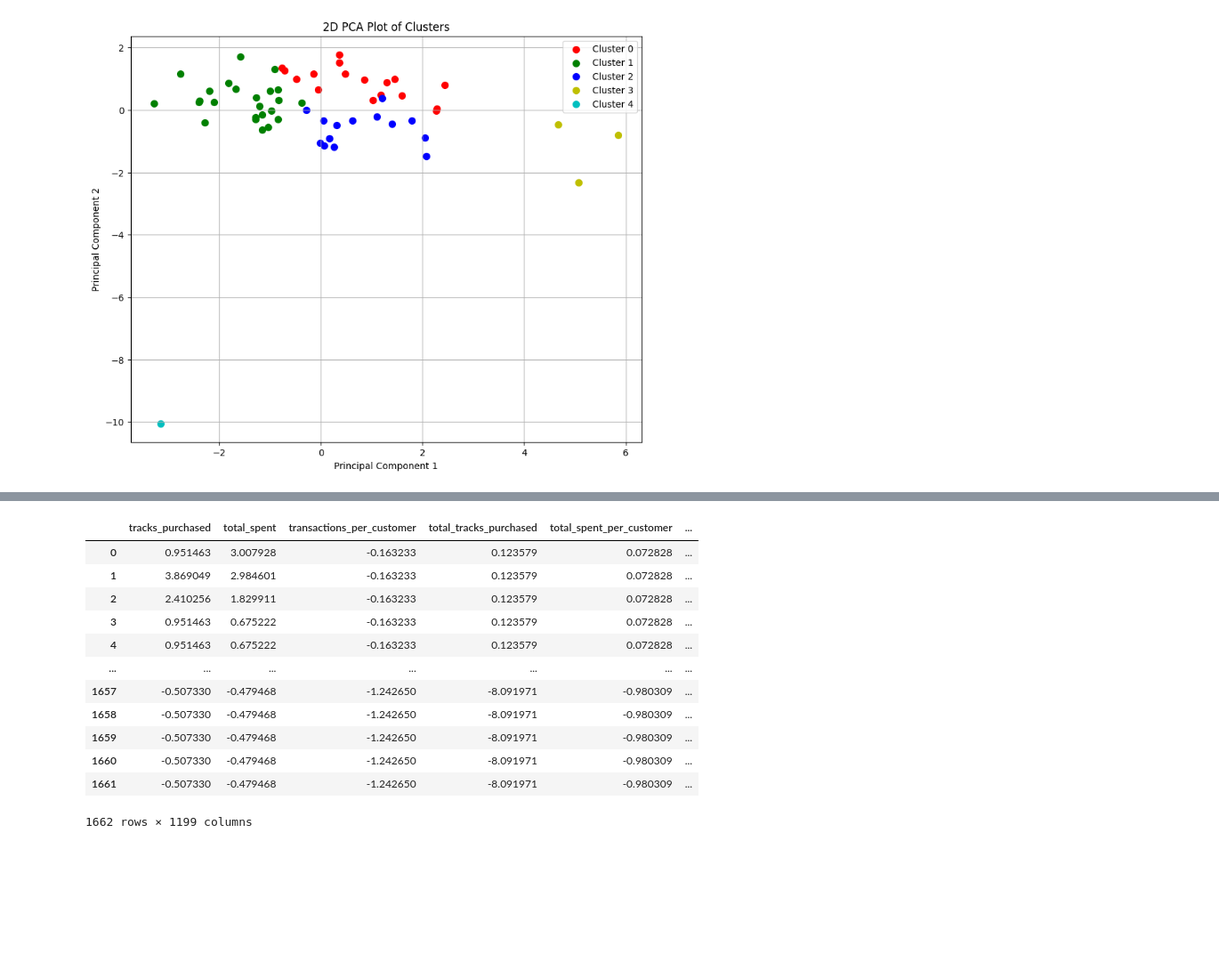
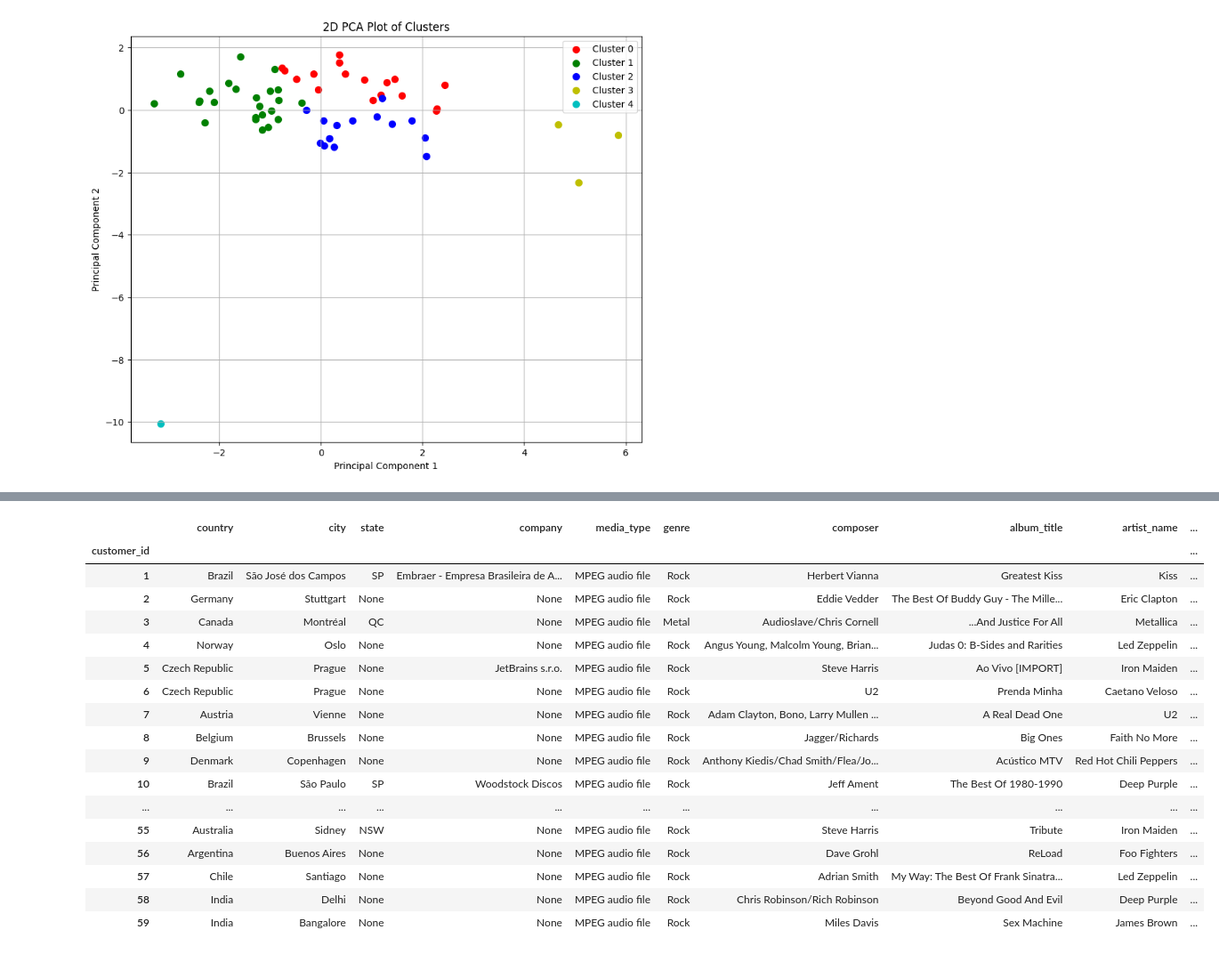
Before and after one commit to RiccardoGTolli/Chinhook_sql_challenge, a Jupyter notebook: chinook/notebooks/task_c_2.ipynb, the cells around one changed output, grey strips where cells are left out. Shown at 89% size. Saved outputs shown, nothing was run; the diff lists cells and outputs as text; code cells hidden in the pictures; blank space fills up the shorter version.

```diff
--- a/chinook/notebooks/task_c_2.ipynb
+++ b/chinook/notebooks/task_c_2.ipynb
@@ -79,16 +78,24 @@ cluster_segments
-# %%
-df_clustering
-# %% [output]
-|  | tracks_purchased | total_spent | transactions_per_customer | total_tracks_purchased | total_spent_per_customer | ... |
-| 0 | 0.951463 | 3.007928 | -0.163233 | 0.123579 | 0.072828 | ... |
-| 1 | 3.869049 | 2.984601 | -0.163233 | 0.123579 | 0.072828 | ... |
-| 2 | 2.410256 | 1.829911 | -0.163233 | 0.123579 | 0.072828 | ... |
-| 3 | 0.951463 | 0.675222 | -0.163233 | 0.123579 | 0.072828 | ... |
-| 4 | 0.951463 | 0.675222 | -0.163233 | 0.123579 | 0.072828 | ... |
-| ... | ... | ... | ... | ... | ... | ... |
-| 1657 | -0.507330 | -0.479468 | -1.242650 | -8.091971 | -0.980309 | ... |
-| 1658 | -0.507330 | -0.479468 | -1.242650 | -8.091971 | -0.980309 | ... |
-| 1659 | -0.507330 | -0.479468 | -1.242650 | -8.091971 | -0.980309 | ... |
-| 1660 | -0.507330 | -0.479468 | -1.242650 | -8.091971 | -0.980309 | ... |
-| 1661 | -0.507330 | -0.479468 | -1.242650 | -8.091971 | -0.980309 | ... |
-1662 rows × 1199 columns
+# %%
+df_clv=df_customers.copy()
+df_clv['Clusters']=cluster_labels
+# %%
+df_clv
+# %% [output]
+|  | country | city | state | company | media_type | genre | composer | album_title | artist_name | ... |
+| customer_id |  |  |  |  |  |  |  |  |  | ... |
+| 1 | Brazil | São José dos Campos | SP | Embraer - Empresa Brasileira de A... | MPEG audio file | Rock | Herbert Vianna | Greatest Kiss | Kiss | ... |
+| 2 | Germany | Stuttgart | None | None | MPEG audio file | Rock | Eddie Vedder | The Best Of Buddy Guy - The Mille... | Eric Clapton | ... |
+| 3 | Canada | Montréal | QC | None | MPEG audio file | Metal | Audioslave/Chris Cornell | ...And Justice For All | Metallica | ... |
+| 4 | Norway | Oslo | None | None | MPEG audio file | Rock | Angus Young, Malcolm Young, Brian... | Judas 0: B-Sides and Rarities | Led Zeppelin | ... |
+| 5 | Czech Republic | Prague | None | JetBrains s.r.o. | MPEG audio file | Rock | Steve Harris | Ao Vivo [IMPORT] | Iron Maiden | ... |
+| 6 | Czech Republic | Prague | None | None | MPEG audio file | Rock | U2 | Prenda Minha | Caetano Veloso | ... |
+| 7 | Austria | Vienne | None | None | MPEG audio file | Rock | Adam Clayton, Bono, Larry Mullen ... | A Real Dead One | U2 | ... |
+| 8 | Belgium | Brussels | None | None | MPEG audio file | Rock | Jagger/Richards | Big Ones | Faith No More | ... |
+| 9 | Denmark | Copenhagen | None | None | MPEG audio file | Rock | Anthony Kiedis/Chad Smith/Flea/Jo... | Acústico MTV | Red Hot Chili Peppers | ... |
+| 10 | Brazil | São Paulo | SP | Woodstock Discos | MPEG audio file | Rock | Jeff Ament | The Best Of 1980-1990 | Deep Purple | ... |
+| ... | ... | ... | ... | ... | ... | ... | ... | ... | ... | ... |
+| 55 | Australia | Sidney | NSW | None | MPEG audio file | Rock | Steve Harris | Tribute | Iron Maiden | ... |
+| 56 | Argentina | Buenos Aires | None | None | MPEG audio file | Rock | Dave Grohl | ReLoad | Foo Fighters | ... |
+| 57 | Chile | Santiago | None | None | MPEG audio file | Rock | Adrian Smith | My Way: The Best Of Frank Sinatra... | Led Zeppelin | ... |
+| 58 | India | Delhi | None | None | MPEG audio file | Rock | Chris Robinson/Rich Robinson | Beyond Good And Evil | Deep Purple | ... |
+| 59 | India | Bangalore | None | None | MPEG audio file | Rock | Miles Davis | Sex Machine | James Brown | ... |
```
Also changed, not shown: parts of 4 cells of this notebook, 2 other files.
